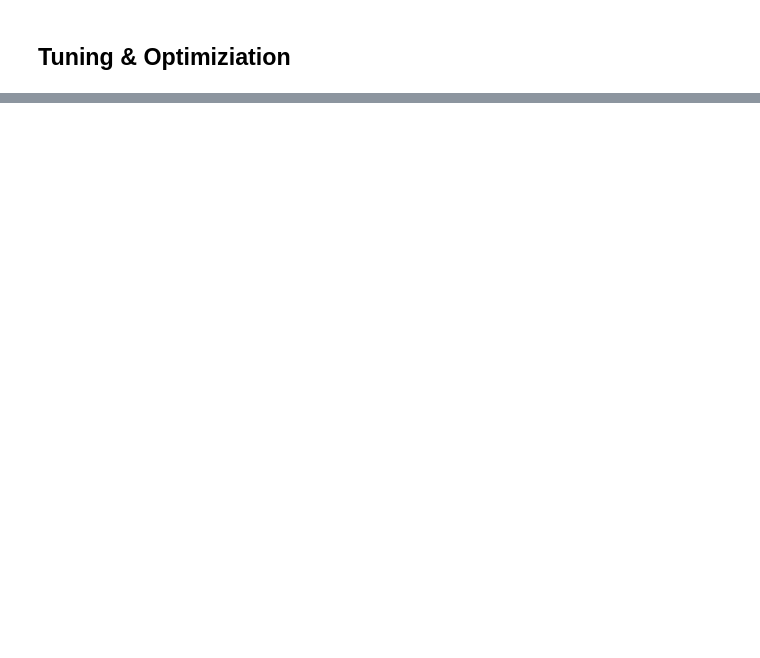
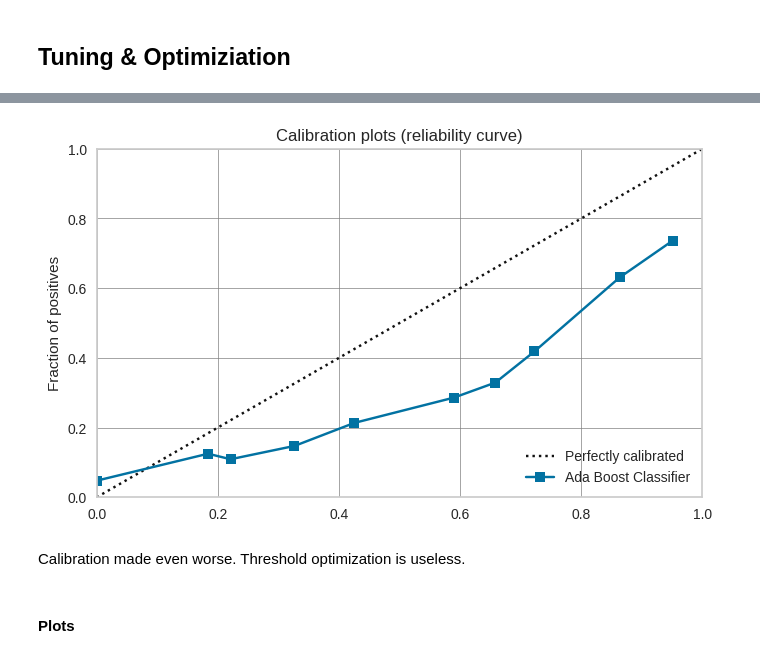
Before and after one commit to Jschechter18/DATS6103_Final_Project, a Jupyter notebook: notebooks/models.ipynb, the cells around one changed output, grey strips where cells are left out. Saved outputs shown, nothing was run; the diff lists cells and outputs as text; code cells hidden in the pictures; blank space fills up the shorter version.

```diff
--- a/notebooks/models.ipynb
+++ b/notebooks/models.ipynb
@@ -1330,0 +1765,3 @@ Results of Fitting into Pycaret: Backward Selection
+# %%
+tuned_ada_model = create_model("ada", algorithm='SAMME', learning_rate=0.5,
+                   n_estimators=240, random_state=42)
@@ -1330,0 +1811,3 @@ Results of Fitting into Pycaret: Backward Selection
+# %%
+calibrated_ada = calibrate_model(tuned_ada_model,
+                                 method = 'isotonic')
@@ -1330,0 +1830,4 @@ Results of Fitting into Pycaret: Backward Selection
+# %%
+# plot the calibration curve after
+plot_model(calibrated_ada, plot = "calibration")
+# %% [output]
@@ -1330,0 +1835,5 @@ Results of Fitting into Pycaret: Backward Selection
+[figure, added]
+# %% [markdown]
+Calibration made even worse. Threshold optimization is useless.
+# %% [markdown]
+#### Plots
```
Also changed, not shown: parts of 78 cells of this notebook, 1 other file.
